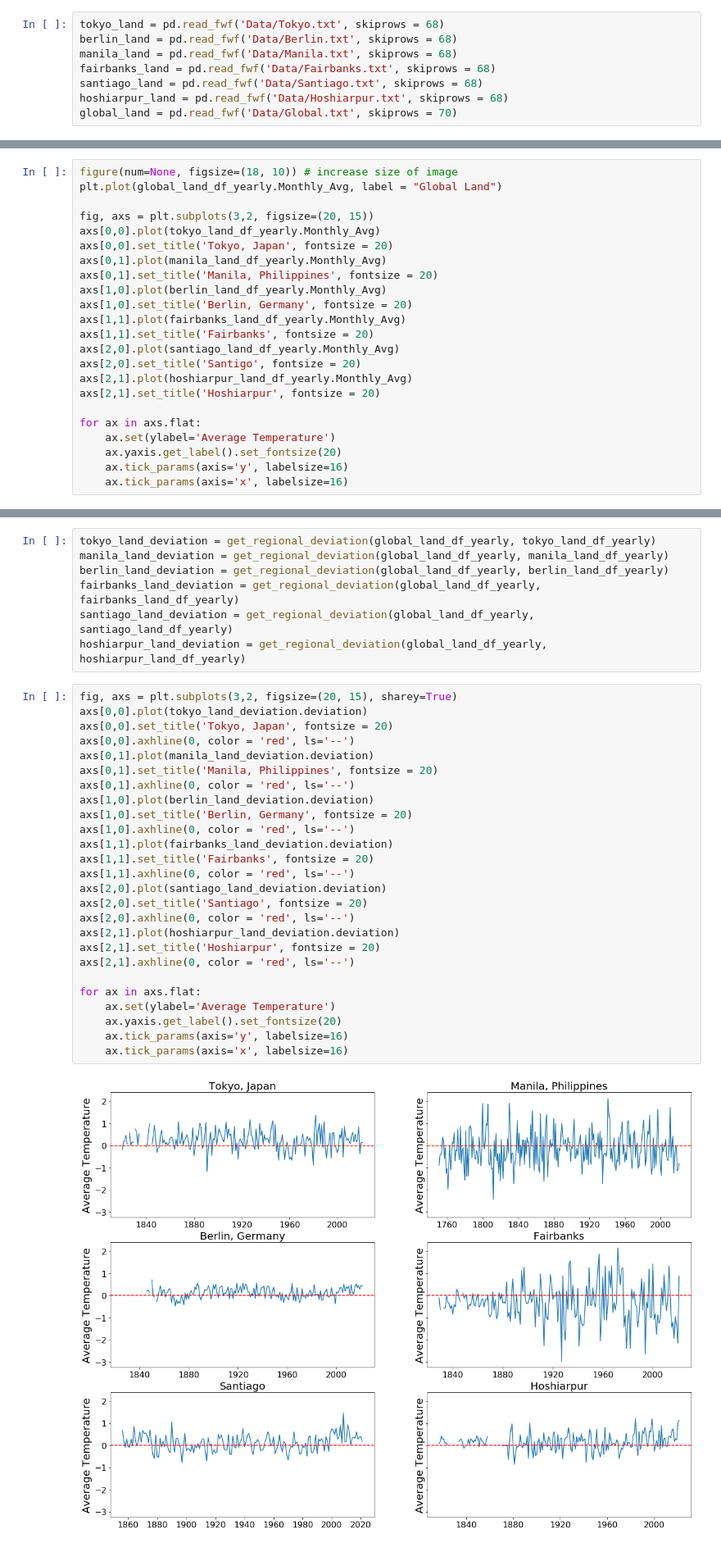
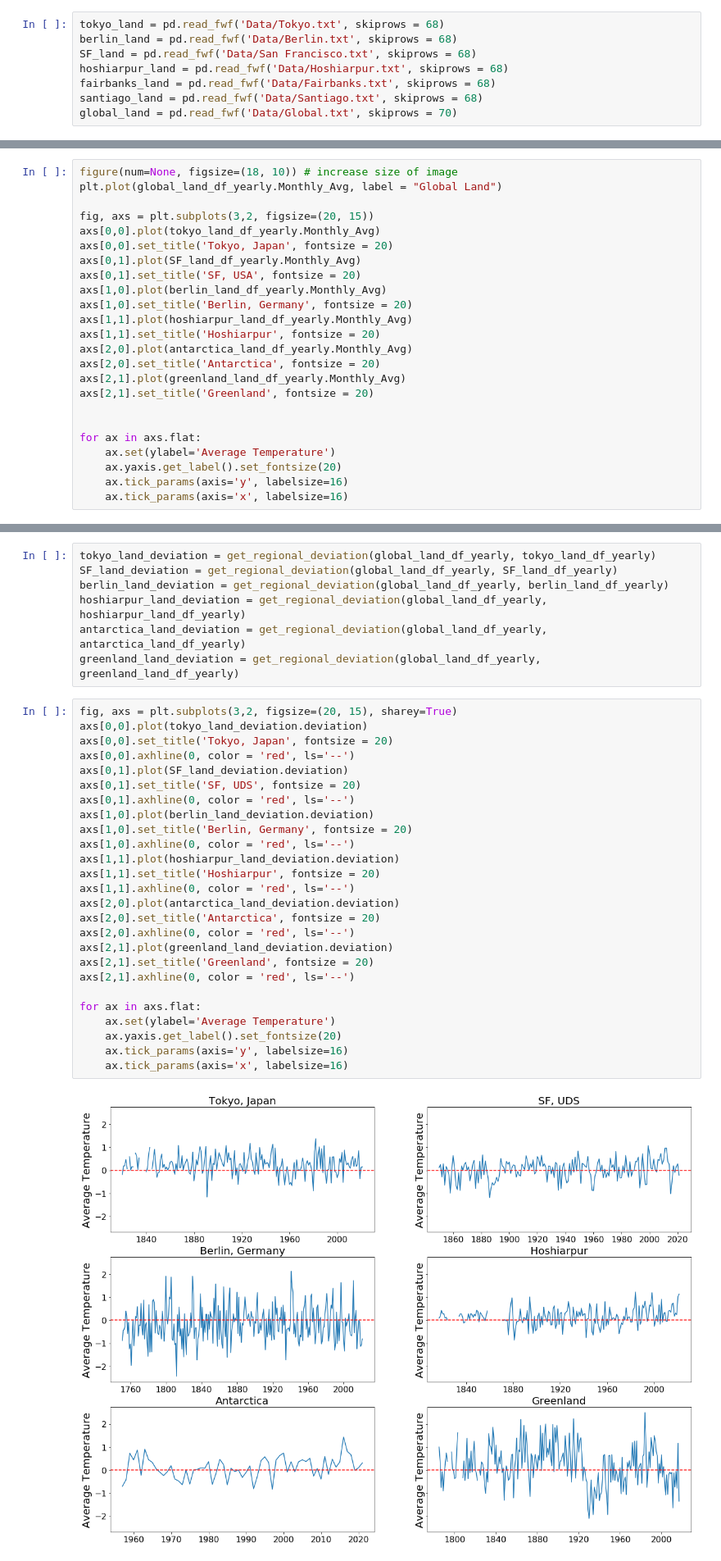
Before and after one commit to MeeraSharma/Climate-Change-EDA, a Jupyter notebook: Climate Change EDA.ipynb, the cells around one changed output, grey strips where cells are left out. Shown at 82% size. Saved outputs shown, nothing was run; the diff lists cells and outputs as text.

```diff
--- a/Climate Change EDA.ipynb
+++ b/Climate Change EDA.ipynb
@@ -159,10 +166,10 @@ monthly_data
 # %%
 tokyo_land = pd.read_fwf('Data/Tokyo.txt', skiprows = 68)
 berlin_land = pd.read_fwf('Data/Berlin.txt', skiprows = 68)
-manila_land = pd.read_fwf('Data/Manila.txt', skiprows = 68)
+SF_land = pd.read_fwf('Data/San Francisco.txt', skiprows = 68)
+hoshiarpur_land = pd.read_fwf('Data/Hoshiarpur.txt', skiprows = 68)
 fairbanks_land = pd.read_fwf('Data/Fairbanks.txt', skiprows = 68)
 santiago_land = pd.read_fwf('Data/Santiago.txt', skiprows = 68)
-hoshiarpur_land = pd.read_fwf('Data/Hoshiarpur.txt', skiprows = 68)
 global_land = pd.read_fwf('Data/Global.txt', skiprows = 70)
 # %%
 def format_data(data) : # Subset the needed columns and rename as needed
@@ -262,16 +255,17 @@ plt.plot(global_land_df_yearly.Monthly_Avg, label = "Global Land")
 fig, axs = plt.subplots(3,2, figsize=(20, 15))
 axs[0,0].plot(tokyo_land_df_yearly.Monthly_Avg)
 axs[0,0].set_title('Tokyo, Japan', fontsize = 20)
-axs[0,1].plot(manila_land_df_yearly.Monthly_Avg)
-axs[0,1].set_title('Manila, Philippines', fontsize = 20)
+axs[0,1].plot(SF_land_df_yearly.Monthly_Avg)
+axs[0,1].set_title('SF, USA', fontsize = 20)
 axs[1,0].plot(berlin_land_df_yearly.Monthly_Avg)
 axs[1,0].set_title('Berlin, Germany', fontsize = 20)
-axs[1,1].plot(fairbanks_land_df_yearly.Monthly_Avg)
-axs[1,1].set_title('Fairbanks', fontsize = 20)
-axs[2,0].plot(santiago_land_df_yearly.Monthly_Avg)
-axs[2,0].set_title('Santigo', fontsize = 20)
-axs[2,1].plot(hoshiarpur_land_df_yearly.Monthly_Avg)
-axs[2,1].set_title('Hoshiarpur', fontsize = 20)
+axs[1,1].plot(hoshiarpur_land_df_yearly.Monthly_Avg)
+axs[1,1].set_title('Hoshiarpur', fontsize = 20)
+axs[2,0].plot(antarctica_land_df_yearly.Monthly_Avg)
+axs[2,0].set_title('Antarctica', fontsize = 20)
+axs[2,1].plot(greenland_land_df_yearly.Monthly_Avg)
+axs[2,1].set_title('Greenland', fontsize = 20)
+
 
 for ax in axs.flat:
     ax.set(ylabel='Average Temperature')
@@ -350,36 +344,36 @@ def get_regional_deviation(global_df, regional_df):
     return regional_deviation_yearly
 # %%
 tokyo_land_deviation = get_regional_deviation(global_land_df_yearly, tokyo_land_df_yearly)
-manila_land_deviation = get_regional_deviation(global_land_df_yearly, manila_land_df_yearly)
+SF_land_deviation = get_regional_deviation(global_land_df_yearly, SF_land_df_yearly)
 berlin_land_deviation = get_regional_deviation(global_land_df_yearly, berlin_land_df_yearly)
-fairbanks_land_deviation = get_regional_deviation(global_land_df_yearly, fairbanks_land_df_yearly)
-santiago_land_deviation = get_regional_deviation(global_land_df_yearly, santiago_land_df_yearly)
 hoshiarpur_land_deviation = get_regional_deviation(global_land_df_yearly, hoshiarpur_land_df_yearly)
+antarctica_land_deviation = get_regional_deviation(global_land_df_yearly, antarctica_land_df_yearly)
+greenland_land_deviation = get_regional_deviation(global_land_df_yearly, greenland_land_df_yearly)
 # %%
 fig, axs = plt.subplots(3,2, figsize=(20, 15), sharey=True)
 axs[0,0].plot(tokyo_land_deviation.deviation)
 axs[0,0].set_title('Tokyo, Japan', fontsize = 20)
 axs[0,0].axhline(0, color = 'red', ls='--')
-axs[0,1].plot(manila_land_deviation.deviation)
-axs[0,1].set_title('Manila, Philippines', fontsize = 20)
+axs[0,1].plot(SF_land_deviation.deviation)
+axs[0,1].set_title('SF, UDS', fontsize = 20)
 axs[0,1].axhline(0, color = 'red', ls='--')
 axs[1,0].plot(berlin_land_deviation.deviation)
 axs[1,0].set_title('Berlin, Germany', fontsize = 20)
 axs[1,0].axhline(0, color = 'red', ls='--')
-axs[1,1].plot(fairbanks_land_deviation.deviation)
-axs[1,1].set_title('Fairbanks', fontsize = 20)
+axs[1,1].plot(hoshiarpur_land_deviation.deviation)
+axs[1,1].set_title('Hoshiarpur', fontsize = 20)
 axs[1,1].axhline(0, color = 'red', ls='--')
-axs[2,0].plot(santiago_land_deviation.deviation)
-axs[2,0].set_title('Santiago', fontsize = 20)
+axs[2,0].plot(antarctica_land_deviation.deviation)
+axs[2,0].set_title('Antarctica', fontsize = 20)
 axs[2,0].axhline(0, color = 'red', ls='--')
-axs[2,1].plot(hoshiarpur_land_deviation.deviation)
-axs[2,1].set_title('Hoshiarpur', fontsize = 20)
+axs[2,1].plot(greenland_land_deviation.deviation)
+axs[2,1].set_title('Greenland', fontsize = 20)
 axs[2,1].axhline(0, color = 'red', ls='--')
 
 for ax in axs.flat:
     ax.set(ylabel='Average Temperature')
     ax.yaxis.get_label().set_fontsize(20)
     ax.tick_params(axis='y', labelsize=16)
     ax.tick_params(axis='x', labelsize=16)
 # %% [output]
-[figure, old version]
+[figure, new version]
```
Also changed, not shown: parts of 10 cells of this notebook.
